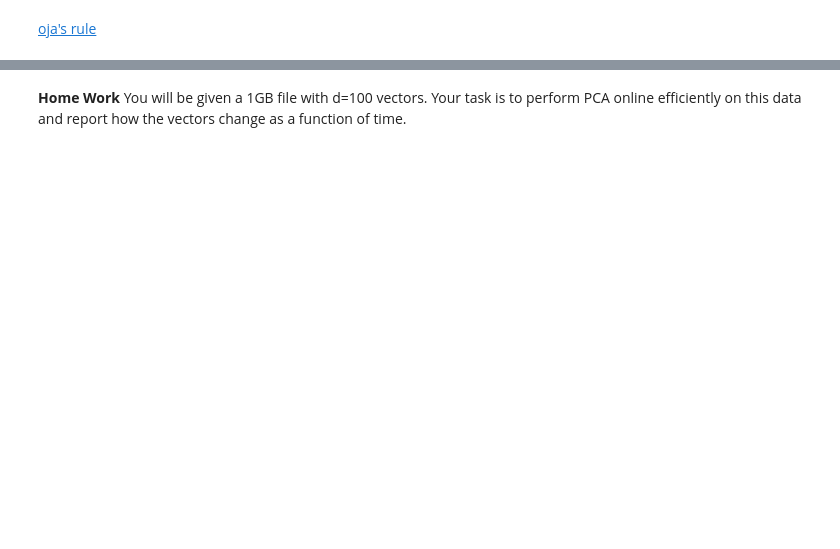
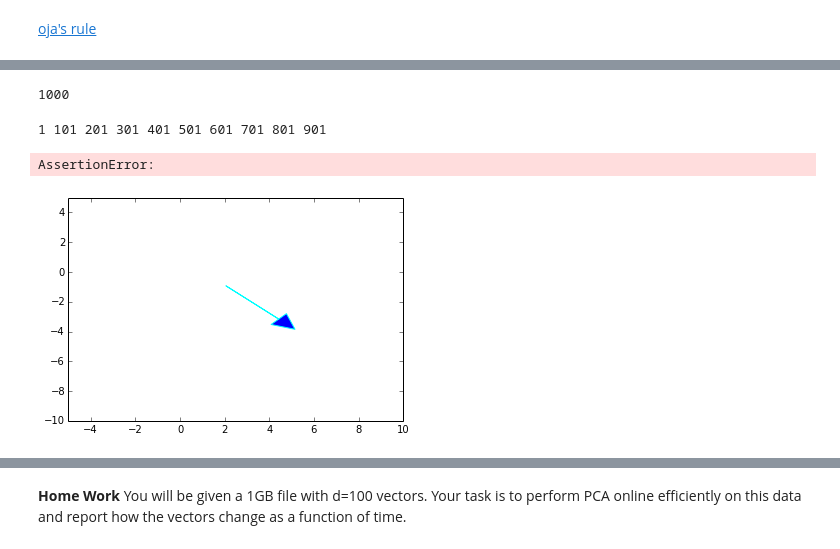
Before and after one commit to yoavfreund/UCSD_BigData_2015, a Jupyter notebook: notebooks/PCA/Streaming PCA.ipynb, the cells around one changed output, grey strips where cells are left out. Drawn from its saved outputs; the diff is of its cells as text; code cells hidden in the pictures; blank space fills up the shorter version.

```diff
--- a/notebooks/PCA/Streaming PCA.ipynb
+++ b/notebooks/PCA/Streaming PCA.ipynb
@@ -110,16 +110,21 @@ plt.grid()
 ### Finding Eigen-Vectors
 class run_Eigen:
     ## Initialize the object
-    def __init__(self):
+    def __init__(self,alpha=0.0,beta=0.01):
         self.t = 0.0
         self.var = run_aver(alpha=0.01) # for estimating the
+        self.alpha=alpha
+        self.beta=beta
 
     def send(self,x):
         if self.t==0:
             self.s=np.random.normal(x)
         else:
             s=self.s
-            s=s+(np.dot(s,x)/math.sqrt(self.t))*x
+            if self.alpha==0:
+                s=s+(np.dot(s,x)*self.beta/math.sqrt(self.t))*x
+            else:
+                s=s+(np.dot(s,x)*self.alpha)*x
             Norm=LA.norm(s)
             if Norm>0:
                 s=s/Norm
@@ -134,7 +139,7 @@ class run_Eigen:
         return residual
 
     def get_state(self):
-        return self.s*math.sqrt(self.var.get_state())
+        return self.s
 
     def get_var(self):
         return self.var.get_state()
@@ -143,7 +148,7 @@ kk=2 # number of eigen-vectors to search for.
 
 # The modeling pipeline
 Av=run_aver(alpha=0)  # find the mean
-Eig=[run_Eigen() for i in range(kk)] # find the first kk eigen-vectors
+Eig=[run_Eigen(alpha=0.01,beta=0.1) for i in range(kk)] # find the first kk eigen-vectors
 
 # Compute the errors
 err=[run_aver(alpha=0) for i in range(kk+2)] # compute the average length of the residual.
@@ -201,3 +202,61 @@ plt.close()
+# %%
+len(History)
+# %% [output]
+1000
+# %%
+from JSAnimation import IPython_display
+import matplotlib as mpl
+from matplotlib import animation
+from matplotlib import collections  as mc
+
+fig=plt.figure(num=None, figsize=(10.0, 10.0), dpi=80, facecolor='w', edgecolor='k')
+ax=plt.axes()
+plt.xlim([-10,10])
+plt.ylim([-10,10])
+
+ax.scatter(X[:,0],X[:,1])
+ax.grid()
+
+# overlay the animation
+
+lines=[[[0,0],[0,0]],[[0,0],[0,0]]] #,[[0,0],[0,0]]]
+c = np.array([(1, 0, 0, 1), (0, 1, 0, 1)]) #,(0, 0, 1, 1)])
+lc = mc.LineCollection(lines, colors=c, linewidths=2)
+
+ax.add_collection(lc)
+
+marks = ax.plot([],[],'k+')+ ax.plot([],[],'r*')
+
+angles=np.linspace(0,2*np.pi,20)
+def init():
+    #lc.set_segments(pointer(0))
+    return lc,
+
+def animate(i):
+    if i%100 == 1:
+        print i,
+    H=History[i]
+    Mean=H['Mean']
+    lines=[[Mean,H['X']]]+[[Mean,Mean+3*H['V'][i]] for i in [0]]
+    #print i,lines
+    lc.set_segments(lines)
+    marks[0].set_data(lines[0][1])
+    marks[1].set_data(lines[1][1])
+    return lc,marks
+
+animation.FuncAnimation(fig, animate,range(n), init_func=init,blit=True)
+# %% [output]
+1 101 201 301 401 501 601 701 801 901
+# %%
+fig = plt.figure()
+ax = plt.axes(xlim=(-5, 10), ylim=(-10, 5))
+
+arrow=ax.arrow(Mean[0],Mean[1], V[0], V[1], head_width=1, head_length=1,ec=plt.cm.cool(color_idx[i % n_color]))
+sleep(1)
+arrow.set_xy([0,0])
+# %% [output]
+AssertionError:
+[figure, added]
 # %%
 
 for i in range(sz):
```
Also changed, not shown: parts of 6 cells of this notebook, 7 other files.
